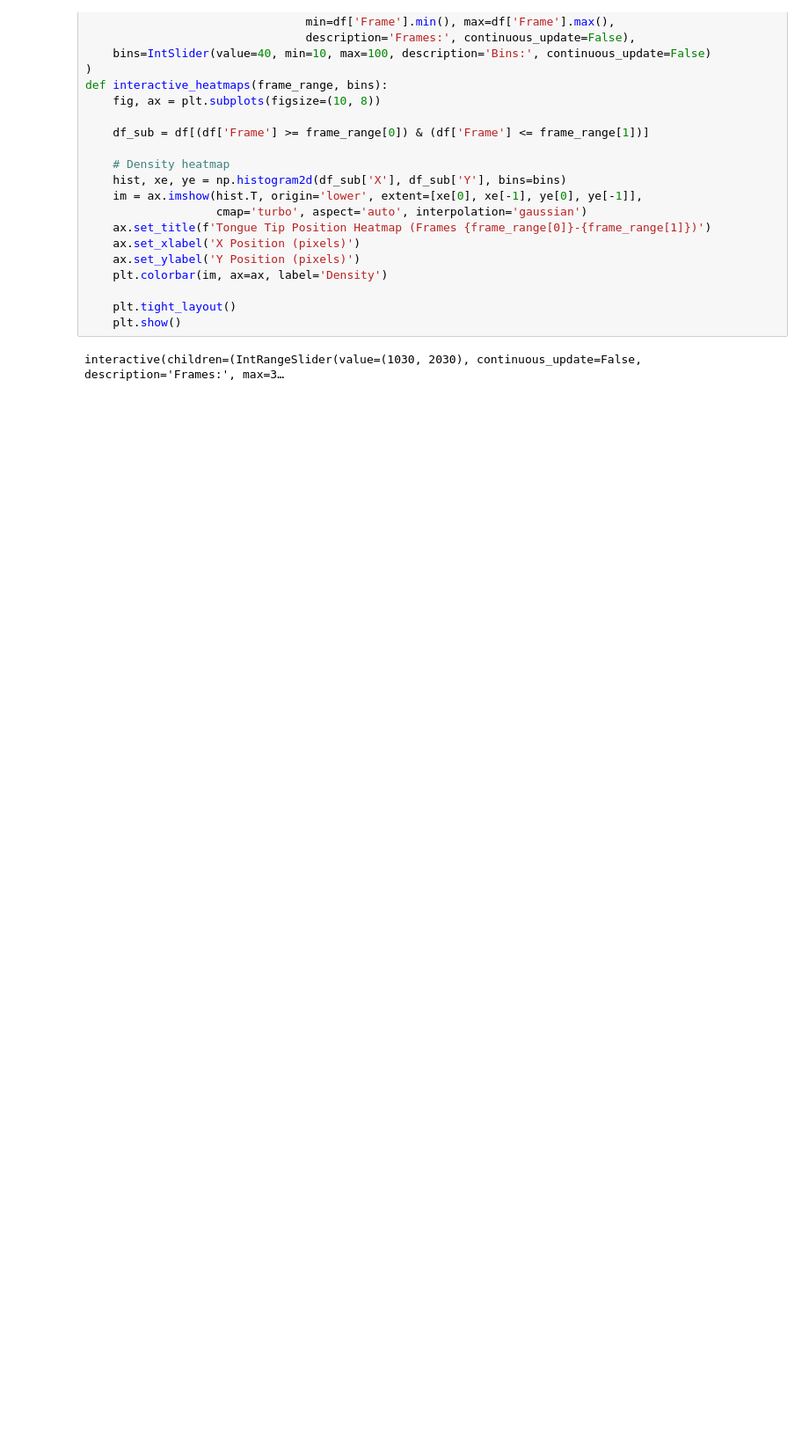
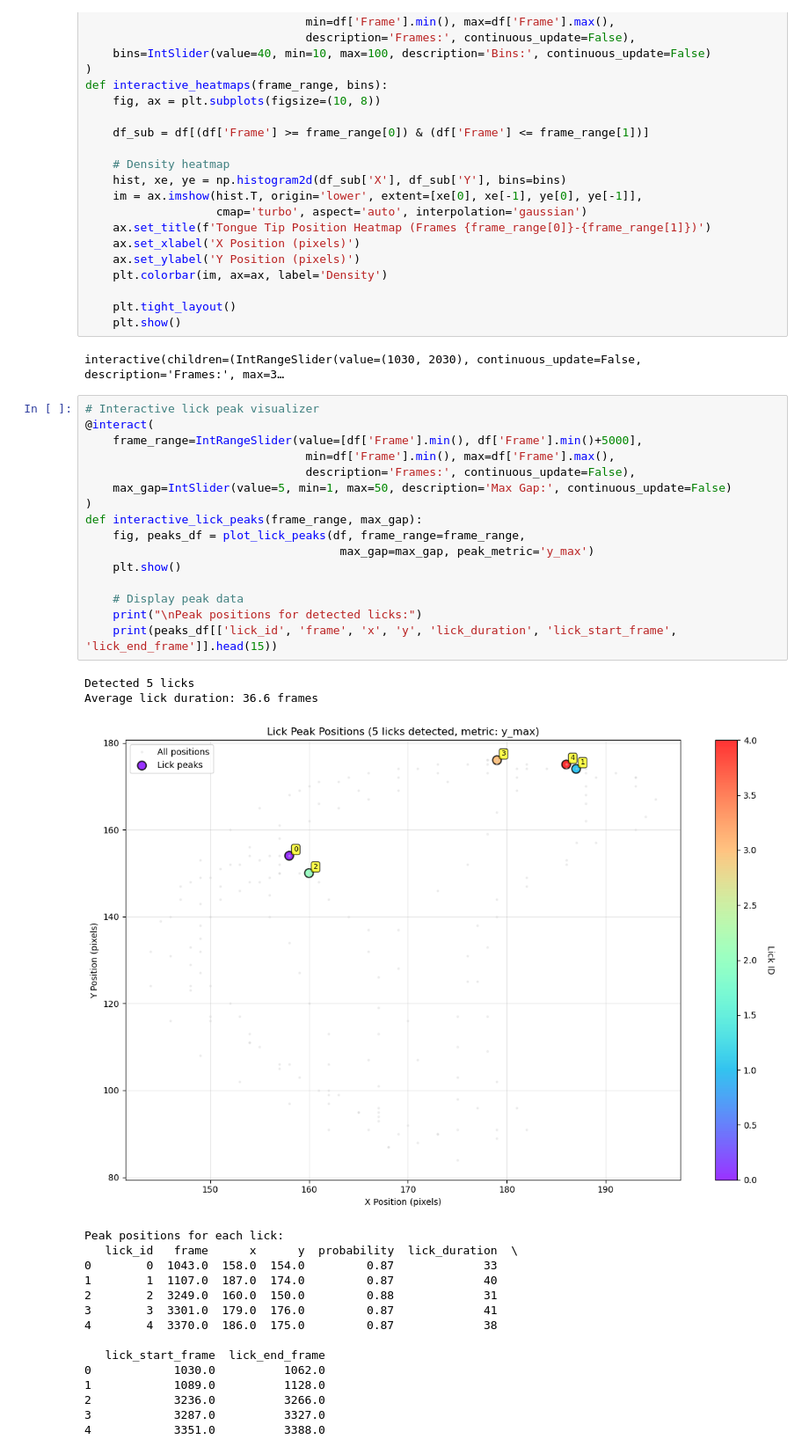
Before and after one commit to mvdokh/licking-and-spike-analysis, a Jupyter notebook: Tip_position/tip_visualization.ipynb, the cells around one changed output. Shown at 88% size. Saved outputs shown, nothing was run; the diff lists cells and outputs as text; blank space fills up the shorter version.

Commit message:
peak tip eval

```diff
--- a/Tip_position/tip_visualization.ipynb
+++ b/Tip_position/tip_visualization.ipynb
@@ -36,3 +39,37 @@ def interactive_heatmaps(frame_range, bins):
     plt.show()
 # %% [output]
 interactive(children=(IntRangeSlider(value=(1030, 2030), continuous_update=False, description='Frames:', max=3…
+# %%
+# Interactive lick peak visualizer
+@interact(
+    frame_range=IntRangeSlider(value=[df['Frame'].min(), df['Frame'].min()+5000],
+                                min=df['Frame'].min(), max=df['Frame'].max(),
+                                description='Frames:', continuous_update=False),
+    max_gap=IntSlider(value=5, min=1, max=50, description='Max Gap:', continuous_update=False)
+)
+def interactive_lick_peaks(frame_range, max_gap):
+    fig, peaks_df = plot_lick_peaks(df, frame_range=frame_range,
+                                     max_gap=max_gap, peak_metric='y_max')
+    plt.show()
+
+    # Display peak data
+    print("\nPeak positions for detected licks:")
+    print(peaks_df[['lick_id', 'frame', 'x', 'y', 'lick_duration', 'lick_start_frame', 'lick_end_frame']].head(15))
+# %% [output]
+Detected 5 licks
+Average lick duration: 36.6 frames
+[figure, added]
+Peak positions for each lick:
+   lick_id   frame      x      y  probability  lick_duration  \
+0        0  1043.0  158.0  154.0         0.87             33
+1        1  1107.0  187.0  174.0         0.87             40
+2        2  3249.0  160.0  150.0         0.88             31
+3        3  3301.0  179.0  176.0         0.87             41
+4        4  3370.0  186.0  175.0         0.87             38
+
+   lick_start_frame  lick_end_frame
+0            1030.0          1062.0
+1            1089.0          1128.0
+2            3236.0          3266.0
+3            3287.0          3327.0
+4            3351.0          3388.0
```
Also changed, not shown: parts of 1 cell of this notebook, 1 other file.
